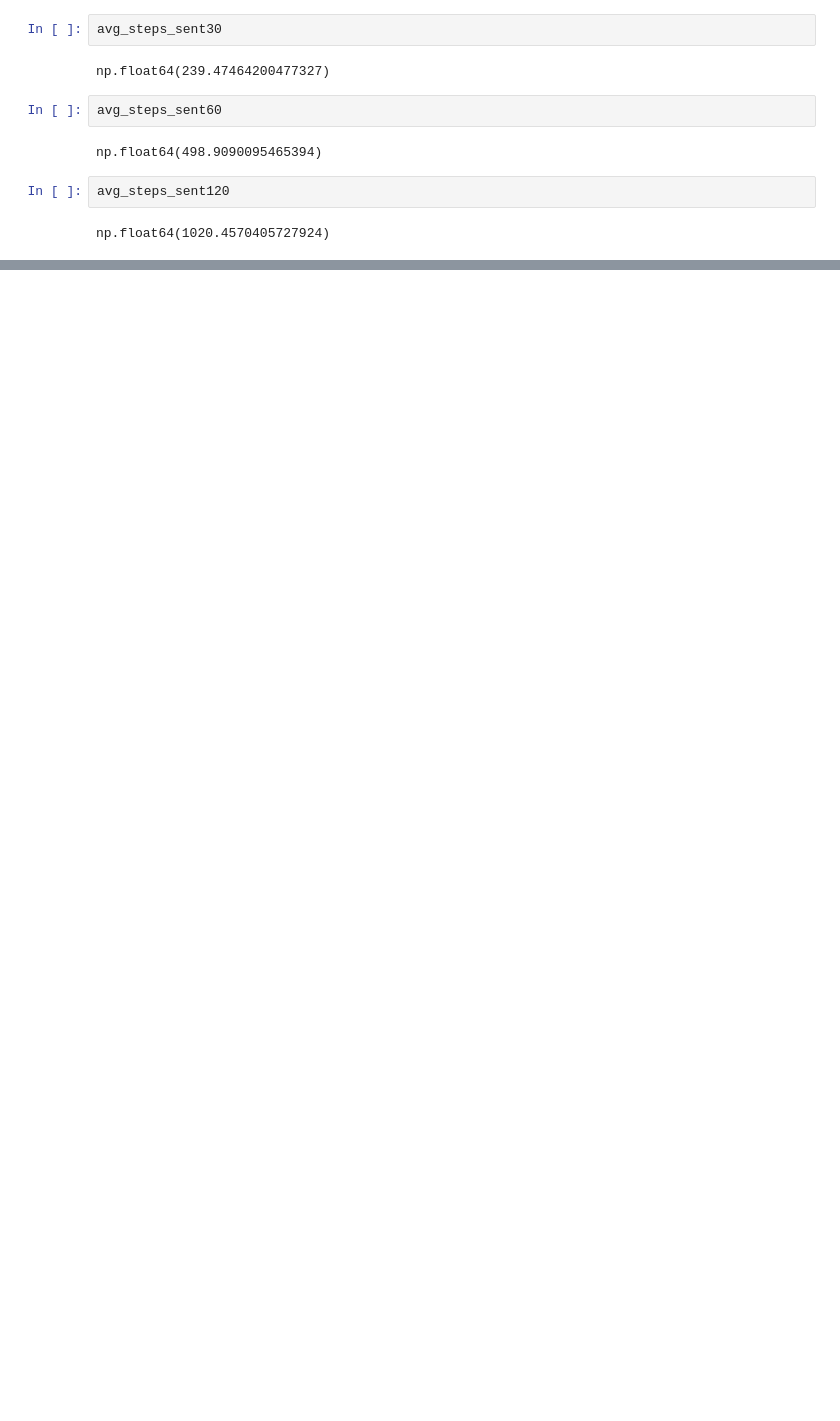
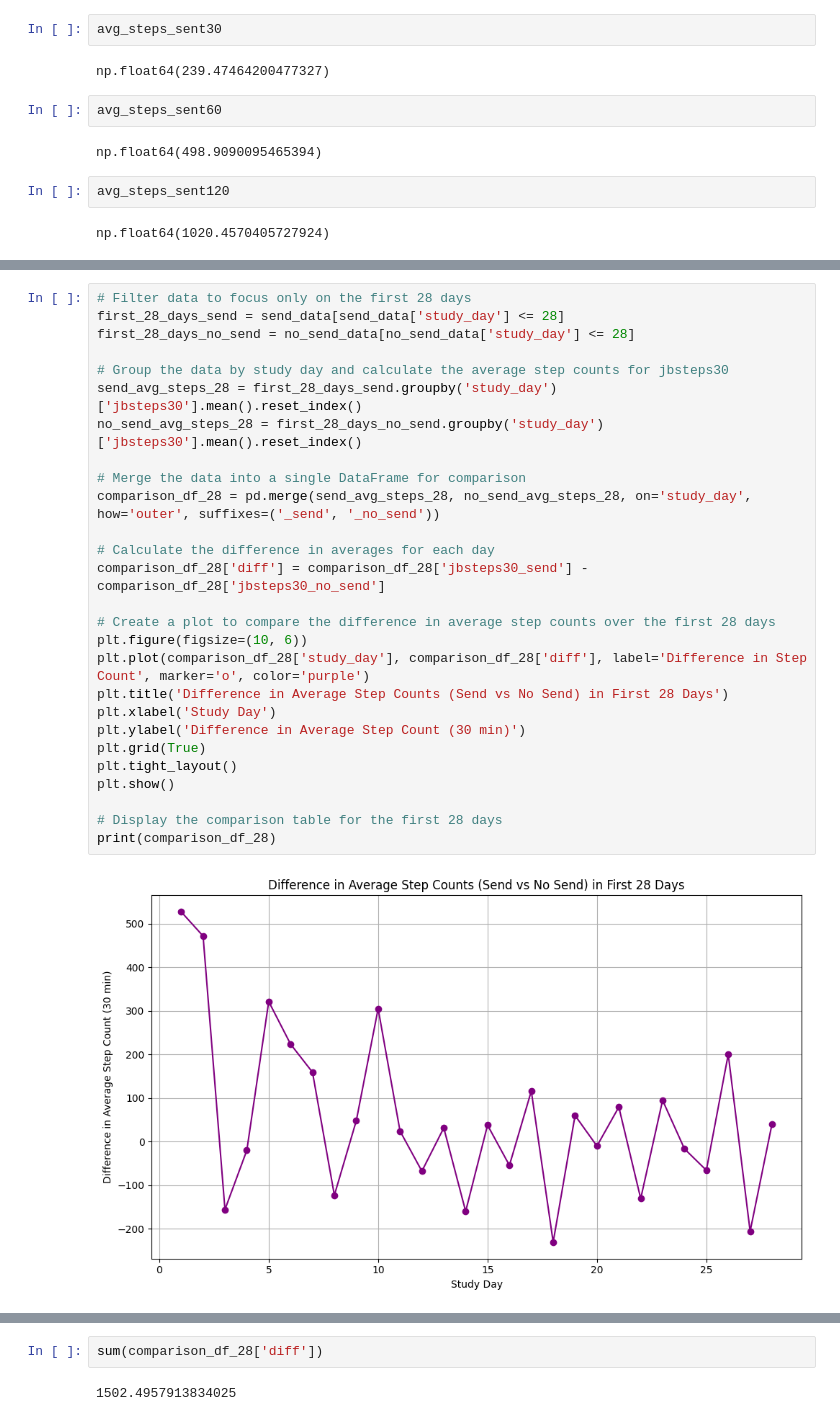
Before and after one commit to jacksoncamp42/ORIE-5160-Midterm-Project, a Jupyter notebook: EDA/eda_sent_notifications.ipynb, the cells around one changed output, grey strips where cells are left out. Drawn from its saved outputs; the diff is of its cells as text; blank space fills up the shorter version.

```diff
--- a/EDA/eda_sent_notifications.ipynb
+++ b/EDA/eda_sent_notifications.ipynb
@@ -298,0 +285,29 @@ sum(comparison_table['diff_30'])
+# %%
+# Filter data to focus only on the first 28 days
+first_28_days_send = send_data[send_data['study_day'] <= 28]
+first_28_days_no_send = no_send_data[no_send_data['study_day'] <= 28]
+
+# Group the data by study day and calculate the average step counts for jbsteps30
+send_avg_steps_28 = first_28_days_send.groupby('study_day')['jbsteps30'].mean().reset_index()
+no_send_avg_steps_28 = first_28_days_no_send.groupby('study_day')['jbsteps30'].mean().reset_index()
+
+# Merge the data into a single DataFrame for comparison
+comparison_df_28 = pd.merge(send_avg_steps_28, no_send_avg_steps_28, on='study_day', how='outer', suffixes=('_send', '_no_send'))
+
+# Calculate the difference in averages for each day
+comparison_df_28['diff'] = comparison_df_28['jbsteps30_send'] - comparison_df_28['jbsteps30_no_send']
+
+# Create a plot to compare the difference in average step counts over the first 28 days
+plt.figure(figsize=(10, 6))
+plt.plot(comparison_df_28['study_day'], comparison_df_28['diff'], label='Difference in Step Count', marker='o', color='purple')
+plt.title('Difference in Average Step Counts (Send vs No Send) in First 28 Days')
+plt.xlabel('Study Day')
+plt.ylabel('Difference in Average Step Count (30 min)')
+plt.grid(True)
+plt.tight_layout()
+plt.show()
+
+# Display the comparison table for the first 28 days
+print(comparison_df_28)
+# %% [output]
+[figure, added]
@@ -298,0 +331,4 @@ sum(comparison_table['diff_30'])
+# %%
+sum(comparison_df_28['diff'])
+# %% [output]
+1502.4957913834025
```
Also changed, not shown: parts of 4 cells of this notebook, 2 other files.
